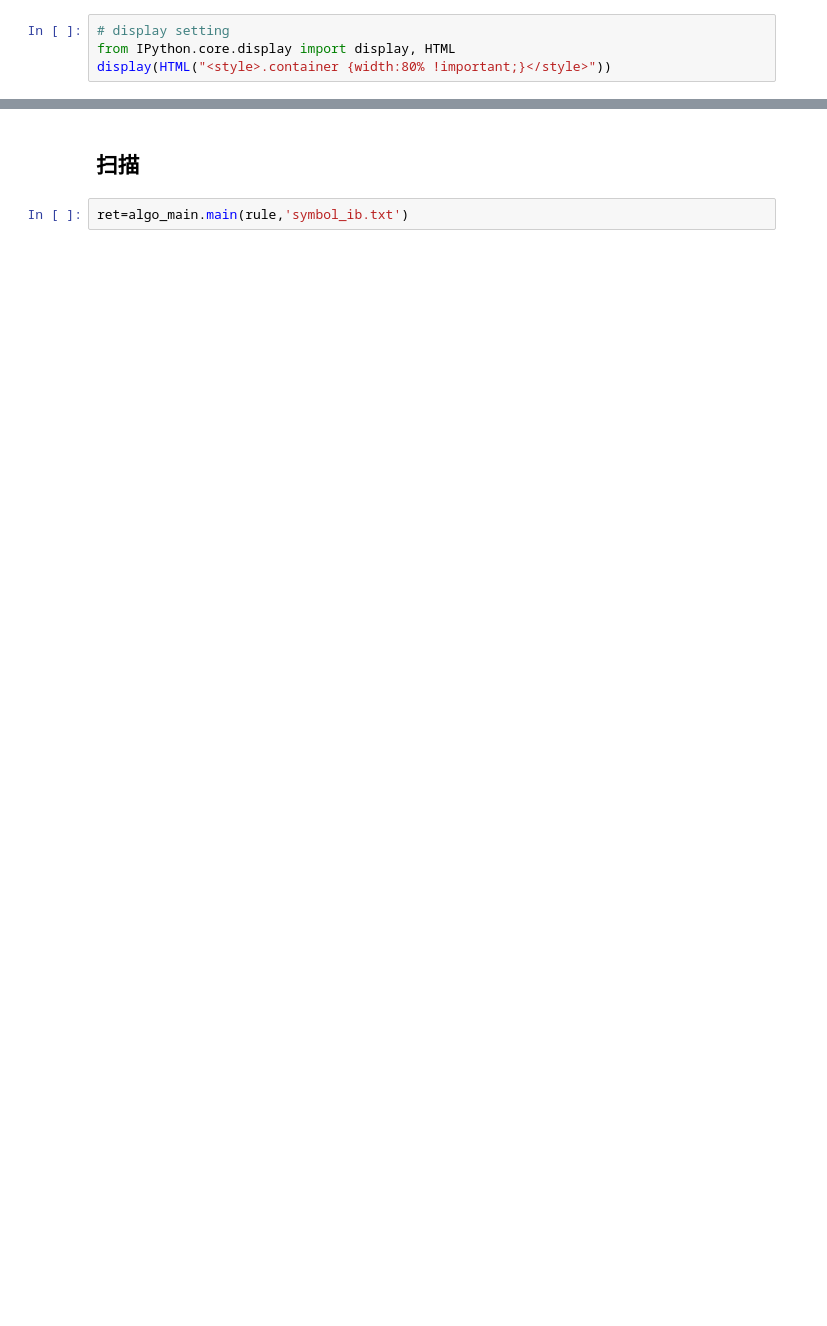
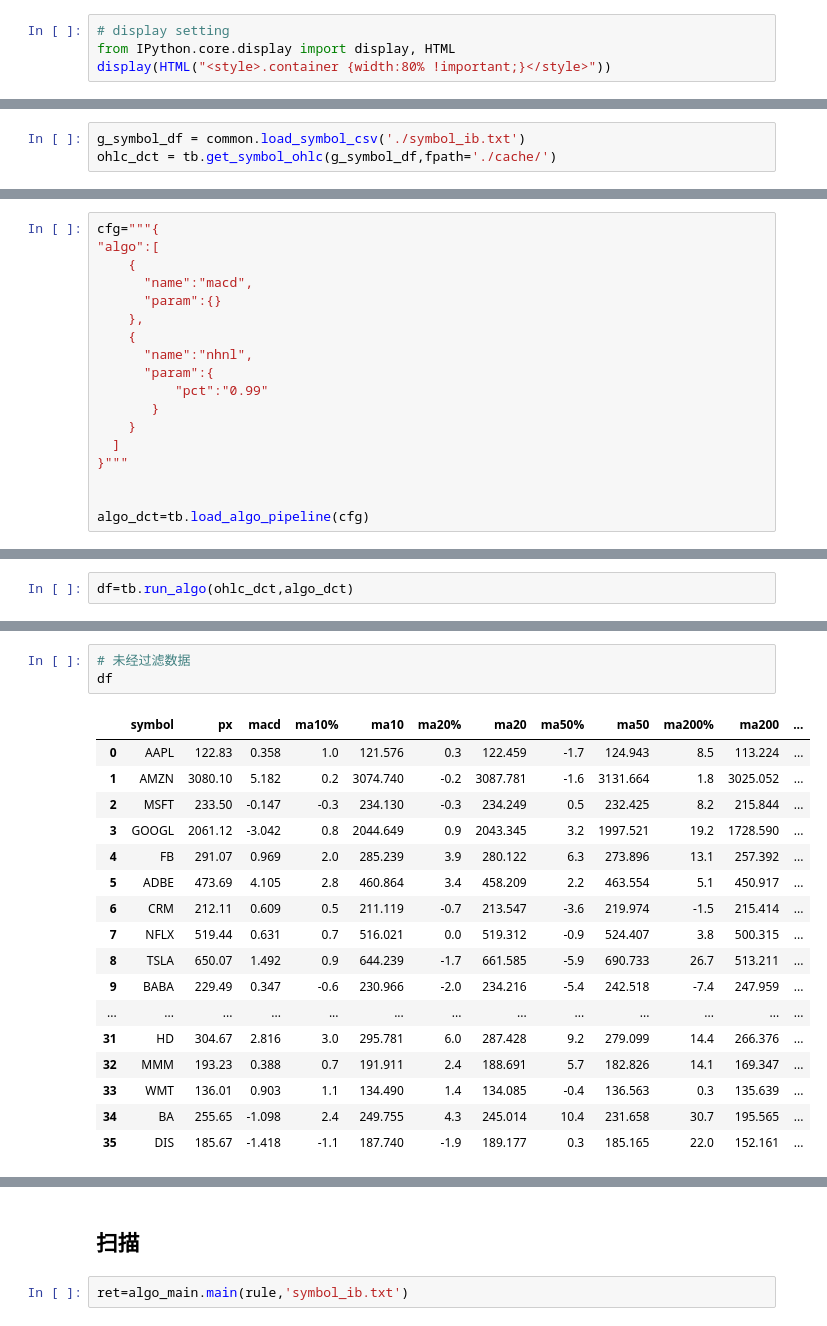
Before and after one commit to softarts/tradebook, a Jupyter notebook: trend.ipynb, the cells around one changed output, grey strips where cells are left out. Saved outputs shown, nothing was run; the diff lists cells and outputs as text; blank space fills up the shorter version.

```diff
--- a/trend.ipynb
+++ b/trend.ipynb
@@ -30,0 +38,3 @@ sth 指短期新高(20),lth指长期新高(200)
+# %%
+g_symbol_df = common.load_symbol_csv('./symbol_ib.txt')
+ohlc_dct = tb.get_symbol_ohlc(g_symbol_df,fpath='./cache/')
@@ -30,0 +82,18 @@ sth 指短期新高(20),lth指长期新高(200)
+# %%
+cfg="""{
+"algo":[
+    {
+      "name":"macd",
+      "param":{}
+    },
+    {
+      "name":"nhnl",
+      "param":{
+          "pct":"0.99"
+       }
+    }
+  ]
+}"""
+
+
+algo_dct=tb.load_algo_pipeline(cfg)
@@ -30,0 +104,2 @@ sth 指短期新高(20),lth指长期新高(200)
+# %%
+df=tb.run_algo(ohlc_dct,algo_dct)
@@ -30,0 +124,21 @@ sth 指短期新高(20),lth指长期新高(200)
+# %%
+# 未经过滤数据
+df
+# %% [output]
+|  | symbol | px | macd | ma10% | ma10 | ma20% | ma20 | ma50% | ma50 | ma200% | ma200 | ... |
+| 0 | AAPL | 122.83 | 0.358 | 1.0 | 121.576 | 0.3 | 122.459 | -1.7 | 124.943 | 8.5 | 113.224 | ... |
+| 1 | AMZN | 3080.10 | 5.182 | 0.2 | 3074.740 | -0.2 | 3087.781 | -1.6 | 3131.664 | 1.8 | 3025.052 | ... |
+| 2 | MSFT | 233.50 | -0.147 | -0.3 | 234.130 | -0.3 | 234.249 | 0.5 | 232.425 | 8.2 | 215.844 | ... |
+| 3 | GOOGL | 2061.12 | -3.042 | 0.8 | 2044.649 | 0.9 | 2043.345 | 3.2 | 1997.521 | 19.2 | 1728.590 | ... |
+| 4 | FB | 291.07 | 0.969 | 2.0 | 285.239 | 3.9 | 280.122 | 6.3 | 273.896 | 13.1 | 257.392 | ... |
+| 5 | ADBE | 473.69 | 4.105 | 2.8 | 460.864 | 3.4 | 458.209 | 2.2 | 463.554 | 5.1 | 450.917 | ... |
+| 6 | CRM | 212.11 | 0.609 | 0.5 | 211.119 | -0.7 | 213.547 | -3.6 | 219.974 | -1.5 | 215.414 | ... |
+| 7 | NFLX | 519.44 | 0.631 | 0.7 | 516.021 | 0.0 | 519.312 | -0.9 | 524.407 | 3.8 | 500.315 | ... |
+| 8 | TSLA | 650.07 | 1.492 | 0.9 | 644.239 | -1.7 | 661.585 | -5.9 | 690.733 | 26.7 | 513.211 | ... |
+| 9 | BABA | 229.49 | 0.347 | -0.6 | 230.966 | -2.0 | 234.216 | -5.4 | 242.518 | -7.4 | 247.959 | ... |
+| ... | ... | ... | ... | ... | ... | ... | ... | ... | ... | ... | ... | ... |
+| 31 | HD | 304.67 | 2.816 | 3.0 | 295.781 | 6.0 | 287.428 | 9.2 | 279.099 | 14.4 | 266.376 | ... |
+| 32 | MMM | 193.23 | 0.388 | 0.7 | 191.911 | 2.4 | 188.691 | 5.7 | 182.826 | 14.1 | 169.347 | ... |
+| 33 | WMT | 136.01 | 0.903 | 1.1 | 134.490 | 1.4 | 134.085 | -0.4 | 136.563 | 0.3 | 135.639 | ... |
+| 34 | BA | 255.65 | -1.098 | 2.4 | 249.755 | 4.3 | 245.014 | 10.4 | 231.658 | 30.7 | 195.565 | ... |
+| 35 | DIS | 185.67 | -1.418 | -1.1 | 187.740 | -1.9 | 189.177 | 0.3 | 185.165 | 22.0 | 152.161 | ... |
```
Also changed, not shown: parts of 19 cells of this notebook, 39 other files.
